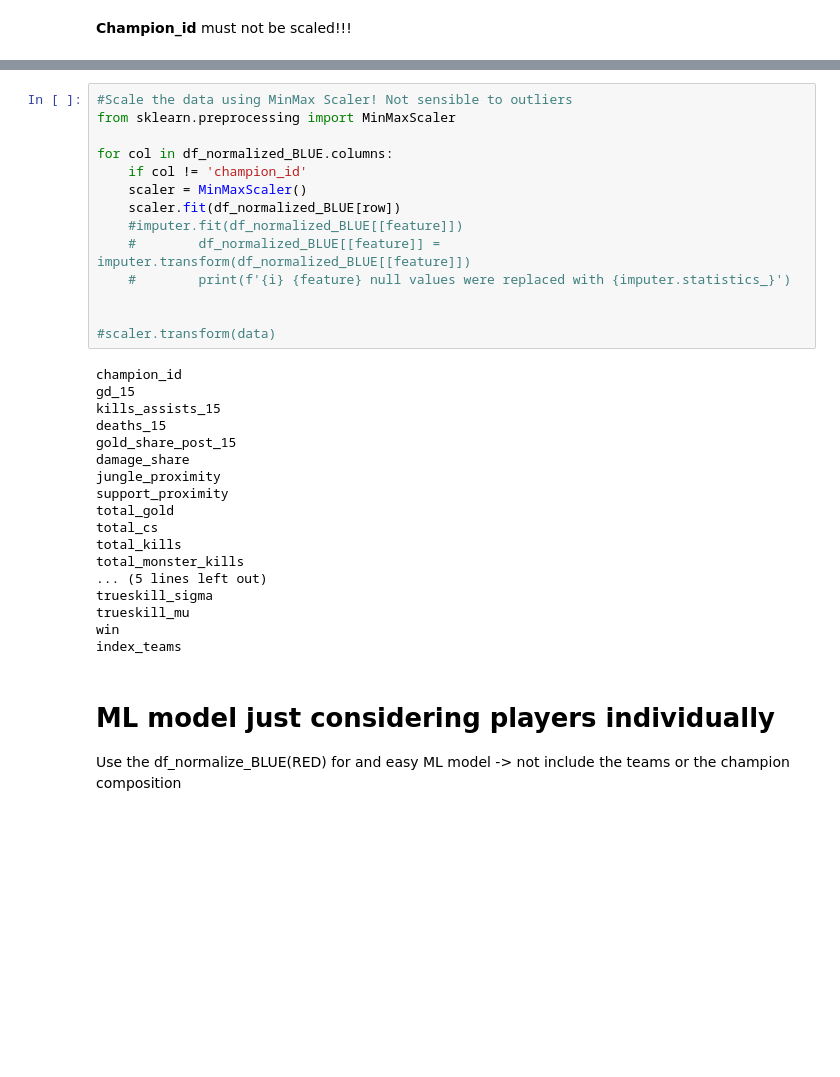
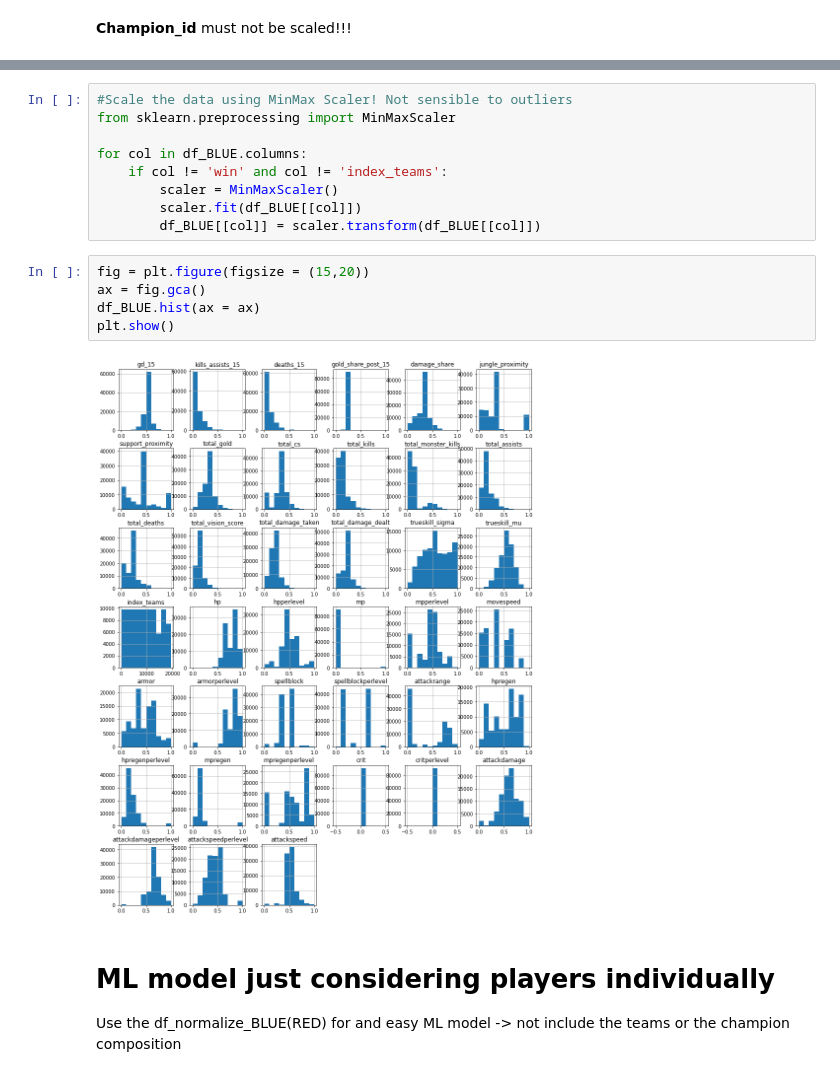
Before and after one commit to stephanyvargas/LoL_winner_predictor, a Jupyter notebook: notebooks/test_data_preprocessing_Stephany.ipynb, the cells around one changed output, grey strips where cells are left out. Cells and saved outputs as stored; diff of their text form; blank space fills up the shorter version.

```diff
--- a/notebooks/test_data_preprocessing_Stephany.ipynb
+++ b/notebooks/test_data_preprocessing_Stephany.ipynb
@@ -593,34 +744,18 @@ Index(['champion_id', 'gd_15', 'kills_assists_15', 'deaths_15',
 #Scale the data using MinMax Scaler! Not sensible to outliers
 from sklearn.preprocessing import MinMaxScaler
 
-for col in df_normalized_BLUE.columns:
-    if col != 'champion_id'
-    scaler = MinMaxScaler()
-    scaler.fit(df_normalized_BLUE[row])
-    #imputer.fit(df_normalized_BLUE[[feature]])
-    #        df_normalized_BLUE[[feature]] = imputer.transform(df_normalized_BLUE[[feature]])
-    #        print(f'{i} {feature} null values were replaced with {imputer.statistics_}')
-
-
-#scaler.transform(data)
+for col in df_BLUE.columns:
+    if col != 'win' and col != 'index_teams':
+        scaler = MinMaxScaler()
+        scaler.fit(df_BLUE[[col]])
+        df_BLUE[[col]] = scaler.transform(df_BLUE[[col]])
-# %% [output]
-champion_id
-gd_15
-kills_assists_15
-deaths_15
-gold_share_post_15
-damage_share
-jungle_proximity
-support_proximity
-total_gold
-total_cs
-total_kills
-total_monster_kills
-... (5 lines left out)
-trueskill_sigma
-trueskill_mu
-win
-index_teams
+# %%
+fig = plt.figure(figsize = (15,20))
+ax = fig.gca()
+df_BLUE.hist(ax = ax)
+plt.show()
+# %% [output]
+[figure, added]
 # %% [markdown]
 # ML model just considering players individually
 
```
Also changed, not shown: parts of 18 cells of this notebook.
